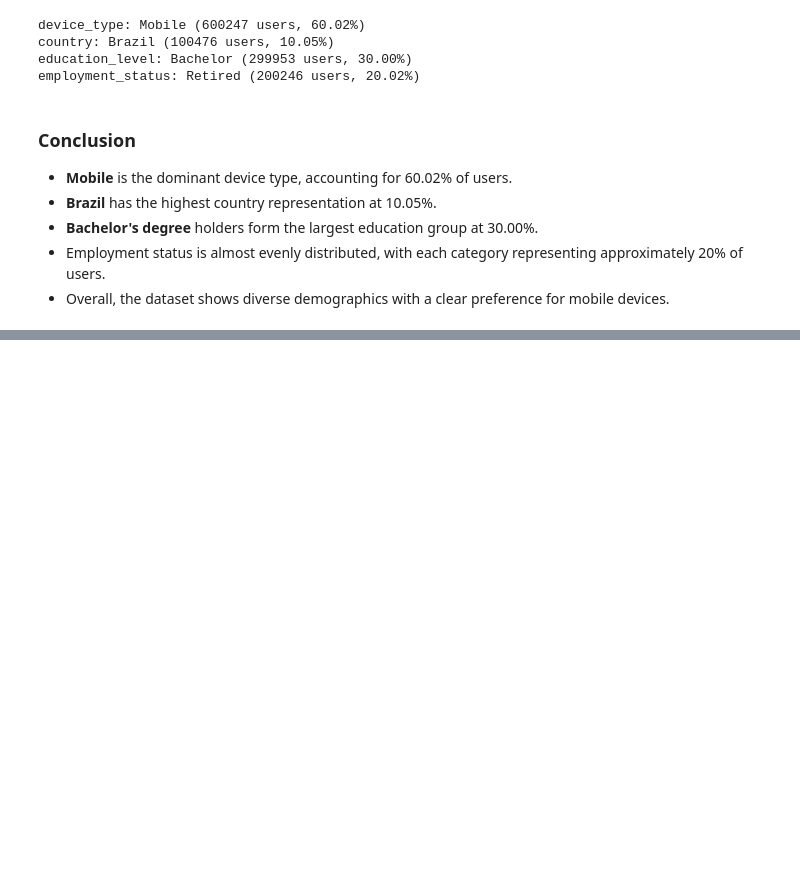
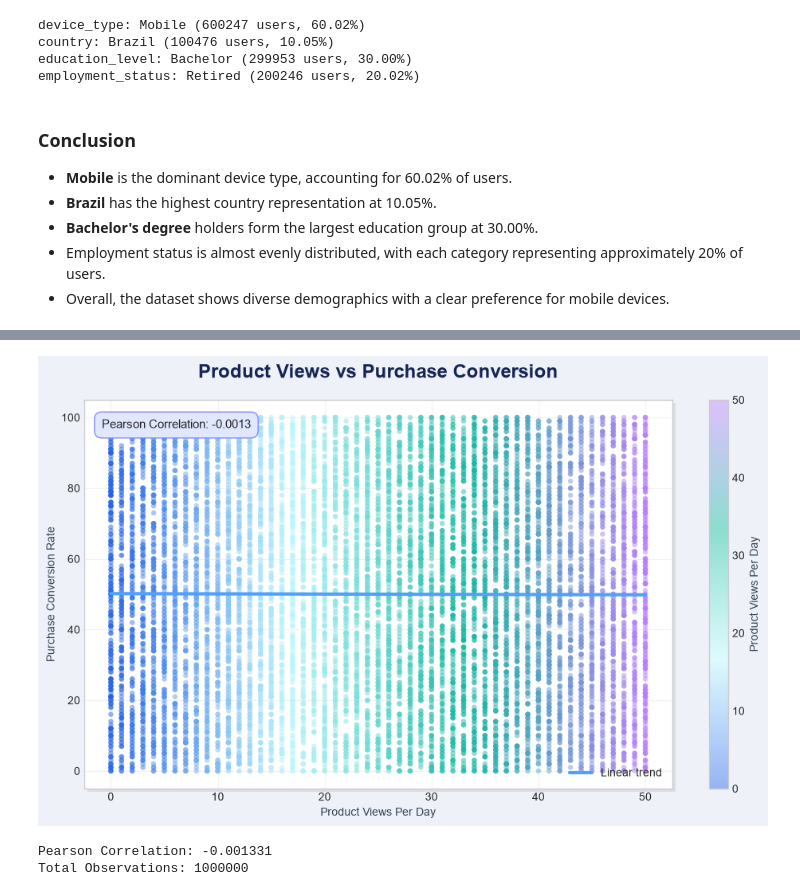
Before and after one commit to therishita/E-CommerceShopperBehaviorAnalysis.TMP, a Jupyter notebook: Ecommerce_Shopper_Analysis.ipynb, the cells around one changed output, grey strips where cells are left out. Saved outputs shown, nothing was run; the diff lists cells and outputs as text; code cells hidden in the pictures; blank space fills up the shorter version.

```diff
--- a/Ecommerce_Shopper_Analysis.ipynb
+++ b/Ecommerce_Shopper_Analysis.ipynb
@@ -493,0 +1347,11 @@ employment_status: Retired (200246 users, 20.02%)
+# %%
+scatter_graph(
+    "product_views_per_day",
+    "purchase_conversion_rate",
+    "Product Views vs Purchase Conversion",
+    cmap="turbo"
+)
+# %% [output]
+[figure, added]
+Pearson Correlation: -0.001331
+Total Observations: 1000000
```
Also changed, not shown: parts of 42 cells of this notebook.
